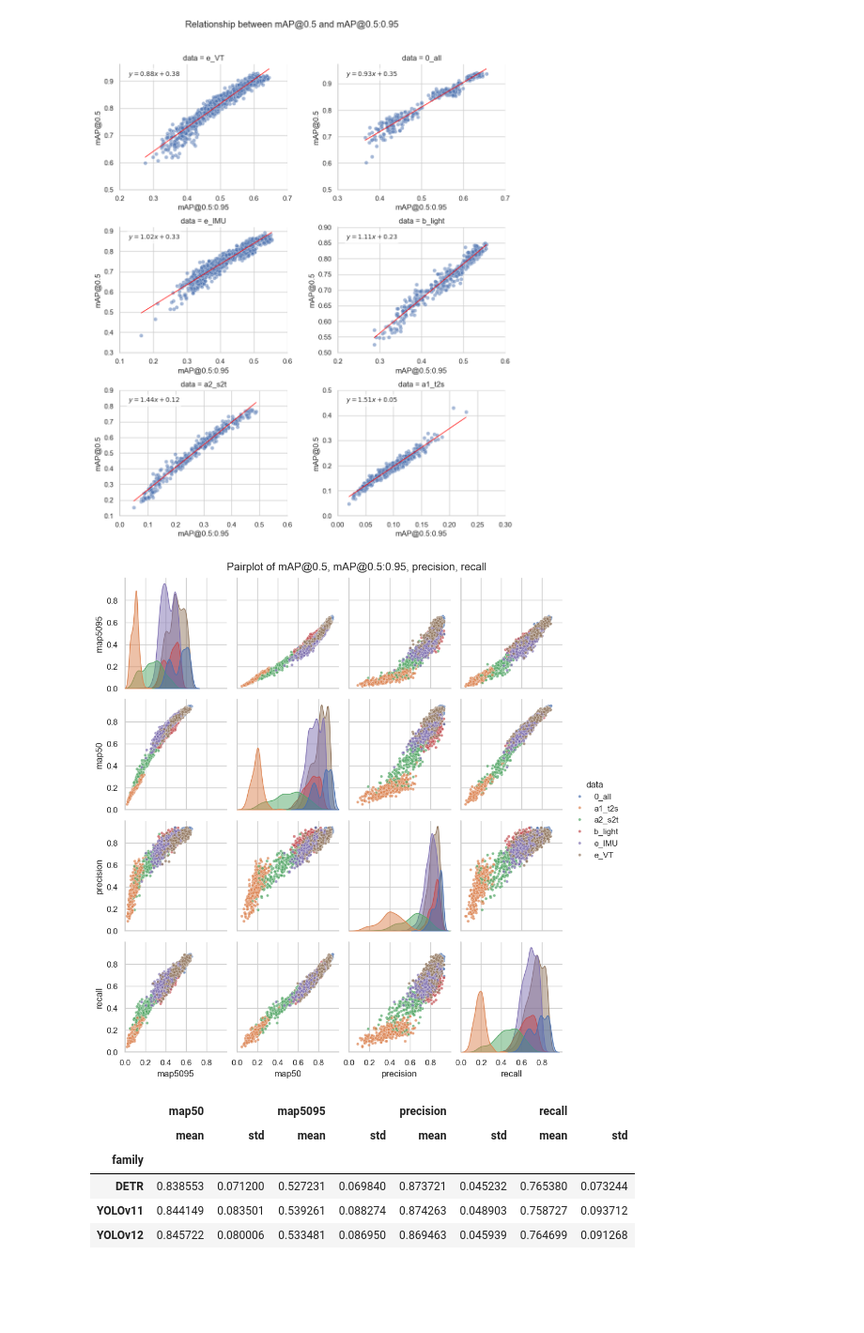
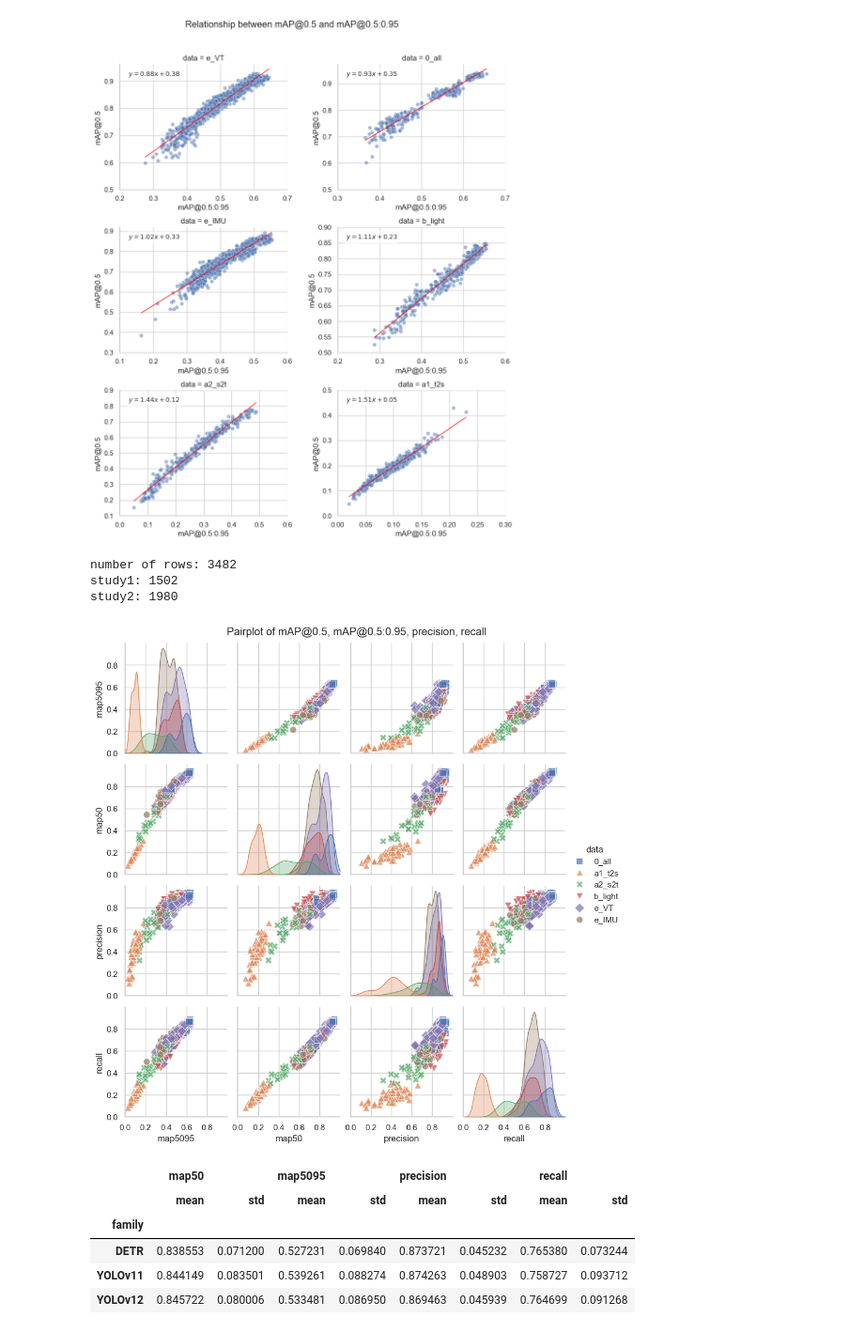
Before and after one commit to Niche-Lab/COLO, a Jupyter notebook: evaluate.ipynb, the cells around one changed output. Shown at 94% size. Cells and saved outputs as stored; diff of their text form; code cells hidden in the pictures; blank space fills up the shorter version.

```diff
--- a/evaluate.ipynb
+++ b/evaluate.ipynb
@@ -439,38 +439,49 @@ g.savefig(PATHS["DIR_SRC"]/"ms"/"r1"/"src"/"fig_metrics.png", dpi=300)
 # %% [output]
 [figure]
 # %%
+from numpy import shape
+
+
 cols = ["data", "family", "size", "map50", "map5095", "precision", "recall"]
 df_merge = pd.concat(
     [df_s1.loc[:, cols],
      df_s2.loc[:, cols]],
 )
 # seaborn scatter plot (map5095, precision, recall) pairplot
-g = sns.pairplot(df_merge,
+print("number of rows:", shape(df_merge)[0])
+print("study1:", shape(df_s1)[0])
+print("study2:", shape(df_s2)[0])
+g = sns.pairplot(df_merge.sample(500),
     hue="data",
+    hue_order=["0_all", "a1_t2s", "a2_s2t", "b_light", "e_VT", "e_IMU"],
+    markers=["o", "s", "D", "X", "^", "v"],
     vars=["map5095", "map50","precision", "recall"],
     diag_kind="kde",
     # palette=sns.color_palette("husl", 6),
     height=2.5,
     # dot size
-    plot_kws={"s": 15, "alpha": 0.7},
-    diag_kws={"fill": True, "alpha": 0.5},
+    plot_kws={"s": 80, "alpha": 0.7},
+    diag_kws={"fill": True, "alpha": 0.3},
 )
 # set axis tick labels to 0.2 intervals in range [0, 1]
 for ax in g.axes.flatten():
     ax.set_xticks(np.arange(0, 1, 0.2))
     ax.set_yticks(np.arange(0, 1, 0.2))
     # set limits to 0, 1
     ax.set_xlim(0, 1)
     ax.set_ylim(0, 1)
     ax.grid(True)
 
 g.figure.set_size_inches(10, 10)
 g.figure.subplots_adjust(top=.95, hspace=0.1, wspace=0.1)
 g.fig.suptitle("Pairplot of mAP@0.5, mAP@0.5:0.95, precision, recall")
 # save
 g.savefig(PATHS["DIR_SRC"]/"ms"/"r1"/"src"/"fig_metrics.png", dpi=300)
 # %% [output]
+number of rows: 3482
+study1: 1502
+study2: 1980
-[figure, old version]
+[figure, new version]
 # %%
 df_merge.query("data == '0_all'").groupby(["family"]).aggregate({
     "map50": ["mean", "std"],
```
Also changed, not shown: 25 other files.
